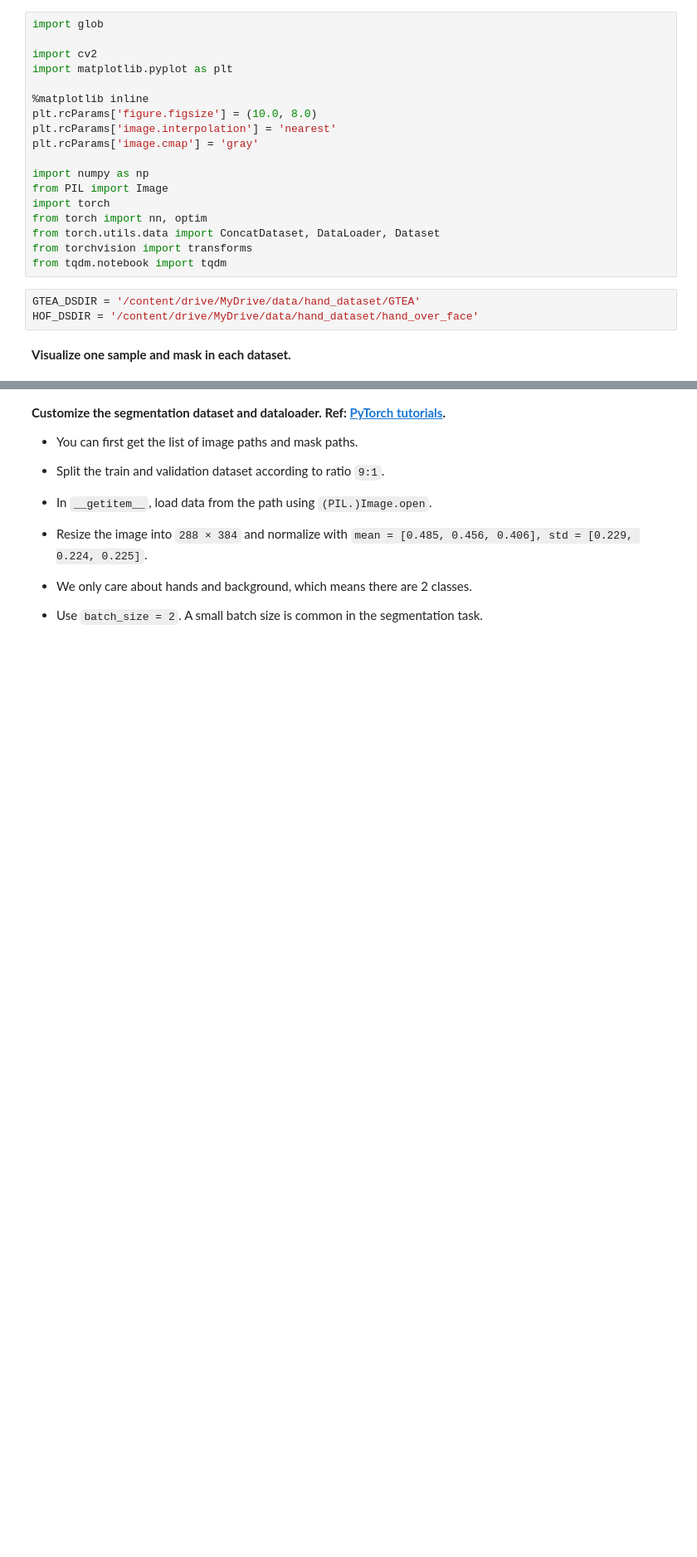
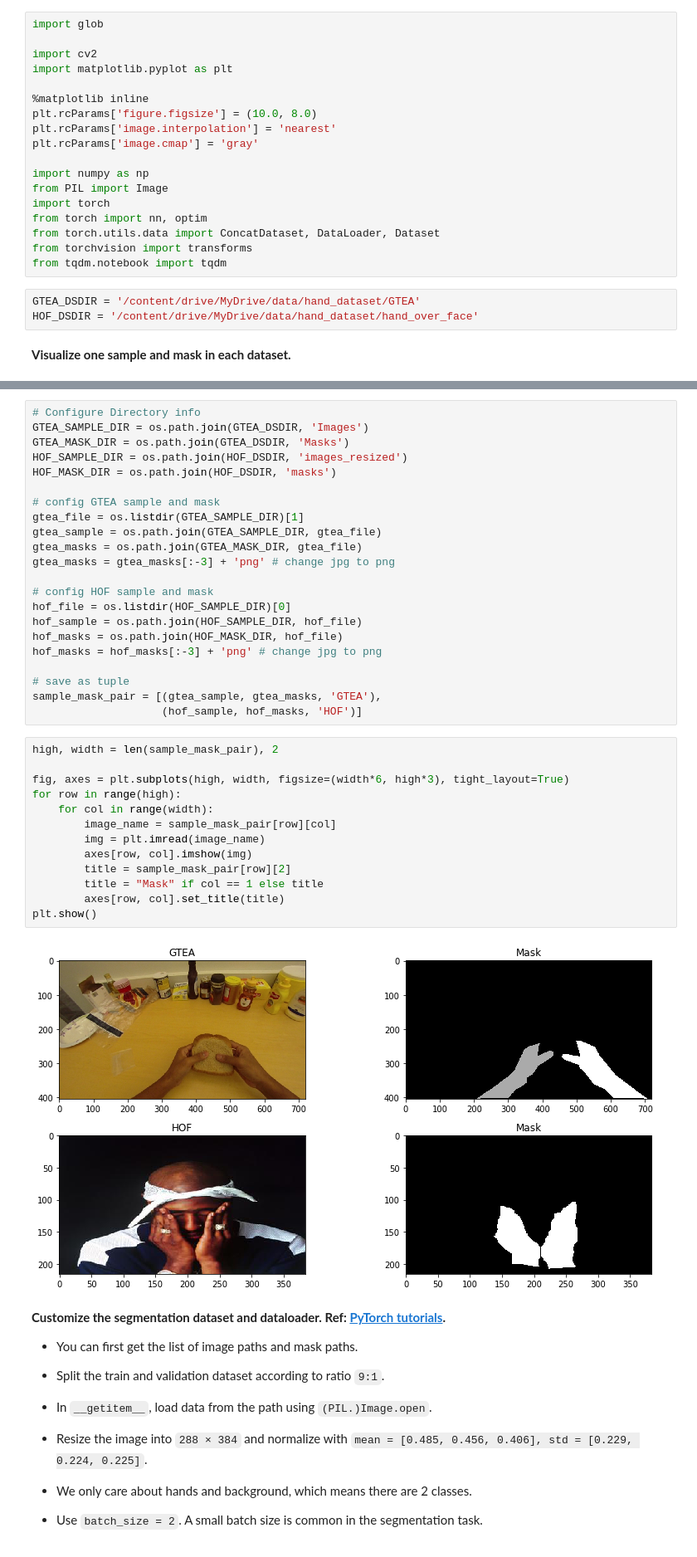
Before and after one commit to VincentGaoHJ/Course-CS5242, a Jupyter notebook: practice_7_handseg.ipynb, the cells around one changed output, grey strips where cells are left out. Shown: that part at 83% size. Saved outputs shown, nothing was run; the diff lists cells and outputs as text; blank space fills up the shorter version.

```diff
--- a/practice_7_handseg.ipynb
+++ b/practice_7_handseg.ipynb
@@ -78,3 +86,40 @@ HOF_DSDIR = '/content/drive/MyDrive/data/hand_dataset/hand_over_face'
+# %%
+# Configure Directory info
+GTEA_SAMPLE_DIR = os.path.join(GTEA_DSDIR, 'Images')
+GTEA_MASK_DIR = os.path.join(GTEA_DSDIR, 'Masks')
+HOF_SAMPLE_DIR = os.path.join(HOF_DSDIR, 'images_resized')
+HOF_MASK_DIR = os.path.join(HOF_DSDIR, 'masks')
+
+# config GTEA sample and mask
+gtea_file = os.listdir(GTEA_SAMPLE_DIR)[1]
+gtea_sample = os.path.join(GTEA_SAMPLE_DIR, gtea_file)
+gtea_masks = os.path.join(GTEA_MASK_DIR, gtea_file)
+gtea_masks = gtea_masks[:-3] + 'png' # change jpg to png
+
+# config HOF sample and mask
+hof_file = os.listdir(HOF_SAMPLE_DIR)[0]
+hof_sample = os.path.join(HOF_SAMPLE_DIR, hof_file)
+hof_masks = os.path.join(HOF_MASK_DIR, hof_file)
+hof_masks = hof_masks[:-3] + 'png' # change jpg to png
+
+# save as tuple
+sample_mask_pair = [(gtea_sample, gtea_masks, 'GTEA'),
+                    (hof_sample, hof_masks, 'HOF')]
+# %%
+high, width = len(sample_mask_pair), 2
+
+fig, axes = plt.subplots(high, width, figsize=(width*6, high*3), tight_layout=True)
+for row in range(high):
+    for col in range(width):
+        image_name = sample_mask_pair[row][col]
+        img = plt.imread(image_name)
+        axes[row, col].imshow(img)
+        title = sample_mask_pair[row][2]
+        title = "Mask" if col == 1 else title
+        axes[row, col].set_title(title)
+plt.show()
+# %% [output]
+[figure, added]
 # %% [markdown]
 **Customize the segmentation dataset and dataloader. Ref: [PyTorch tutorials](https://pytorch.org/tutorials/beginner/basics/data_tutorial.html?highlight=dataset).**
 
```
Also changed, not shown: parts of 22 cells of this notebook.
